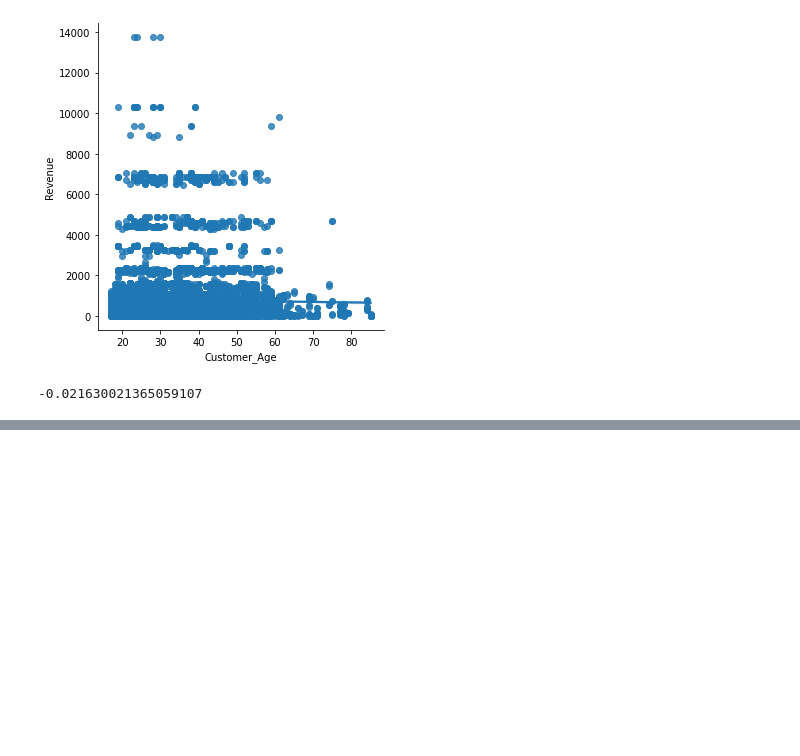
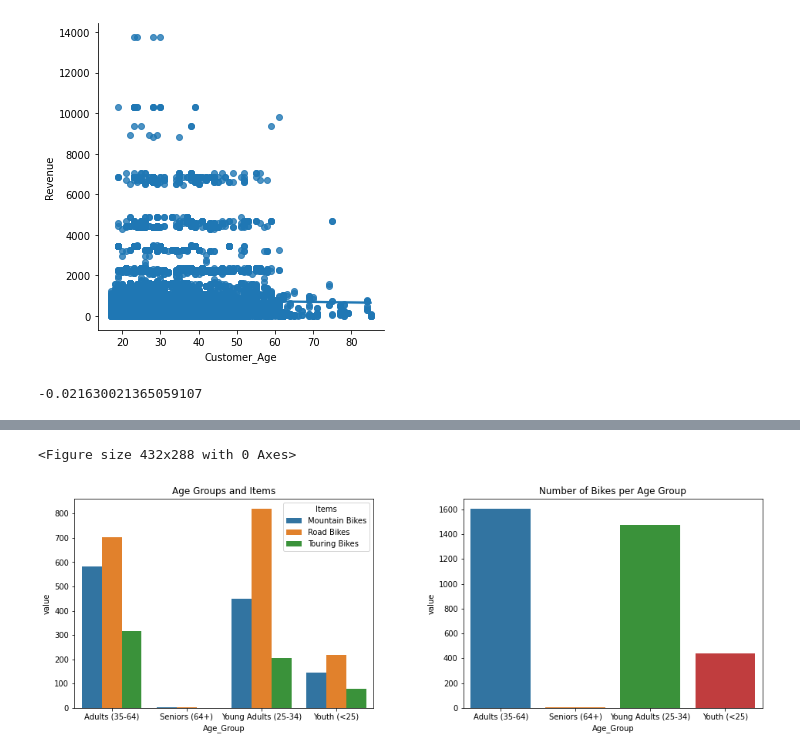
Before and after one commit to juanm05/UK-Bike-Store, a Jupyter notebook: main.ipynb, the cells around one changed output, grey strips where cells are left out. Drawn from its saved outputs; the diff is of its cells as text; code cells hidden in the pictures; blank space fills up the shorter version.

```diff
--- a/main.ipynb
+++ b/main.ipynb
@@ -128,0 +204,15 @@ print(corr)
+# %%
+# Quiero saber que grupo de edad compra que tipo de bicicleta
+df_age_bikes = df[df.Product_Category == "Bikes"]
+df_age_bikes_cross = pd.crosstab(df_age_bikes.Age_Group, df_age_bikes.Sub_Category)
+print(df_age_bikes_cross)
+
+
+chi2, p, dof, e = chi2_contingency(df_age_bikes_cross)
+print("P-Value: ", p)
+# Quiero saber si el valor observado al valor supuesto es muy diferente
+# Si existe una gran diferencia entre el valor observado y el valor supuesto existe relacion entre las variables
+
+# Melt df
+df_age_bikes_cross["Age_Group"] = df_age_bikes_cross.index
+melt_df_age_bikes = pd.melt(df_age_bikes_cross, id_vars = "Age_Group", value_vars = ["Mountain Bikes", "Road Bikes", "Touring Bikes"], var_name = "Items")
@@ -128,0 +227,19 @@ print(corr)
+# %%
+plt.clf()
+f, axes = plt.subplots(1, 2, figsize = (16, 5))
+# plt.figure(figsize = (12, 5))
+sns.barplot(ax = axes[0], data = melt_df_age_bikes, x = "Age_Group", y = "value", hue = "Items")
+axes[0].set_title("Age Groups and Items")
+
+# print(melt_df_age_bikes)
+# print(melt_df_age_bikes.groupby("Age_Group").value.sum().reset_index())
+
+age_group = melt_df_age_bikes.groupby("Age_Group").value.sum().reset_index()
+sns.barplot(ax = axes[1], data = age_group, x = "Age_Group", y ="value")
+axes[1].set_title("Number of Bikes per Age Group")
+
+plt.subplots_adjust(wspace= 0.3)
+plt.show()
+# %% [output]
+<Figure size 432x288 with 0 Axes>
+[figure, added]
```
Also changed, not shown: parts of 23 cells of this notebook.
